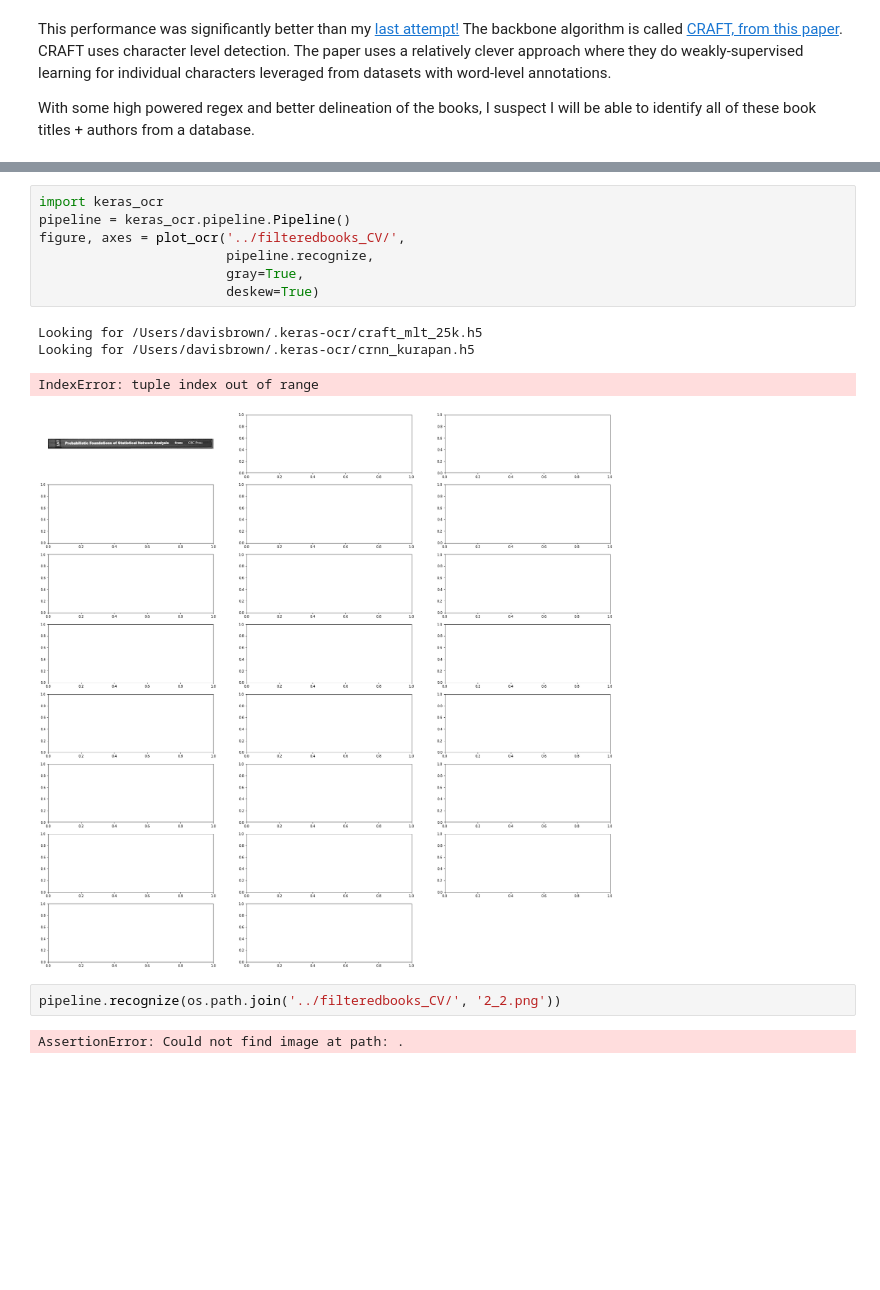
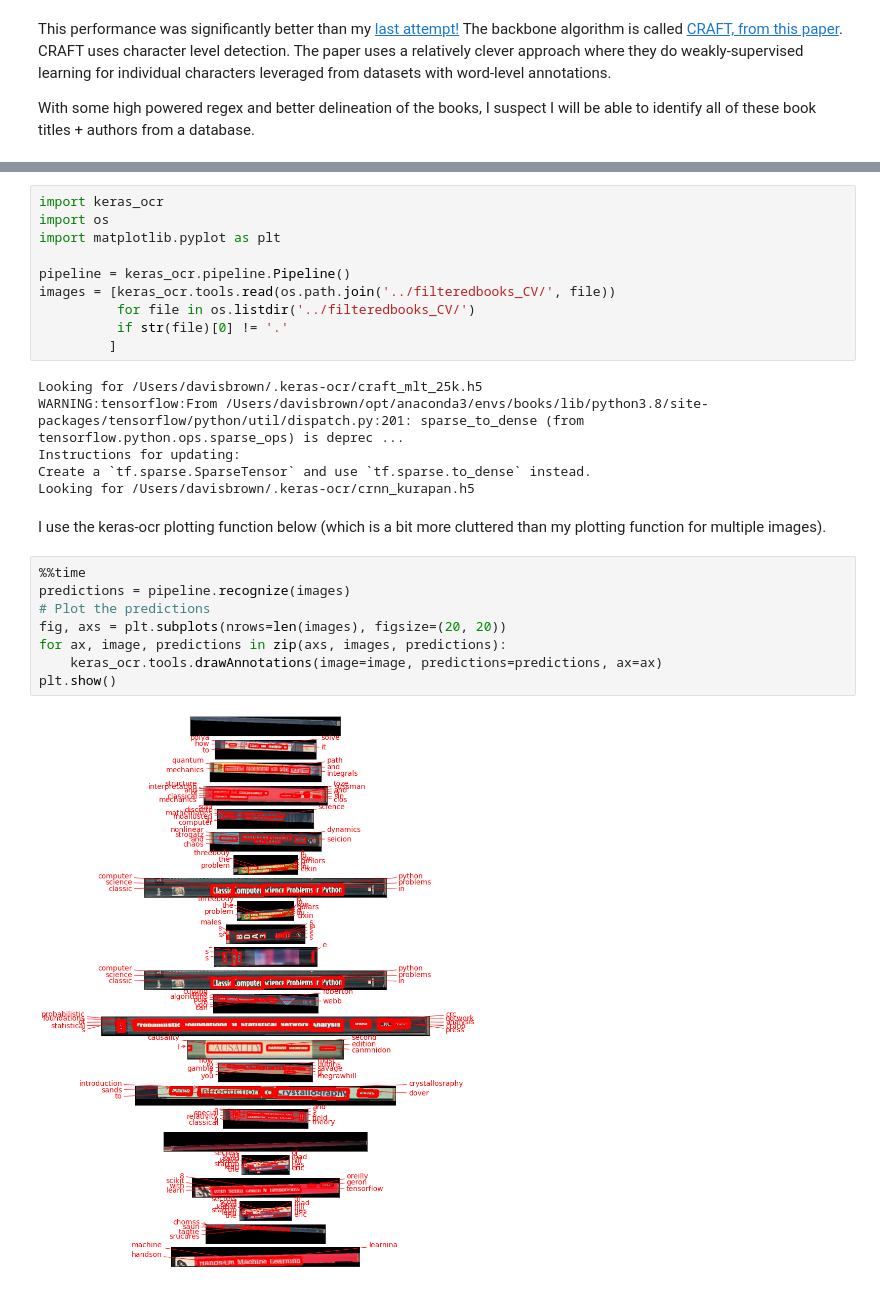
Before and after one commit to davisrbr/bookRecognition, a Jupyter notebook: notebooks/OCR_simple.ipynb, the cells around one changed output, grey strips where cells are left out. Cells and saved outputs as stored; diff of their text form; blank space fills up the shorter version.

Commit message:
adds keras-ocr

```diff
--- a/notebooks/OCR_simple.ipynb
+++ b/notebooks/OCR_simple.ipynb
@@ -41,16 +43,28 @@ I'm still now happy with the speed (although I bet I could make it faster by ONN
-# %%
-import keras_ocr
-pipeline = keras_ocr.pipeline.Pipeline()
-figure, axes = plot_ocr('../filteredbooks_CV/',
-                        pipeline.recognize,
-                        gray=True,
-                        deskew=True)
-# %% [output]
-Looking for /Users/davisbrown/.keras-ocr/craft_mlt_25k.h5
-Looking for /Users/davisbrown/.keras-ocr/crnn_kurapan.h5
-IndexError: tuple index out of range
-[figure, removed]
-# %%
-pipeline.recognize(os.path.join('../filteredbooks_CV/', '2_2.png'))
-# %% [output]
-AssertionError: Could not find image at path: .
+# %%
+import keras_ocr
+import os
+import matplotlib.pyplot as plt
+
+pipeline = keras_ocr.pipeline.Pipeline()
+images = [keras_ocr.tools.read(os.path.join('../filteredbooks_CV/', file))
+          for file in os.listdir('../filteredbooks_CV/')
+          if str(file)[0] != '.'
+         ]
+# %% [output]
+Looking for /Users/davisbrown/.keras-ocr/craft_mlt_25k.h5
+WARNING:tensorflow:From /Users/davisbrown/opt/anaconda3/envs/books/lib/python3.8/site-packages/tensorflow/python/util/dispatch.py:201: sparse_to_dense (from tensorflow.python.ops.sparse_ops) is deprec ...
+Instructions for updating:
+Create a `tf.sparse.SparseTensor` and use `tf.sparse.to_dense` instead.
+Looking for /Users/davisbrown/.keras-ocr/crnn_kurapan.h5
+# %% [markdown]
+I use the keras-ocr plotting function below (which is a bit more cluttered than my plotting function for multiple images).
+# %%
+%%time
+predictions = pipeline.recognize(images)
+# Plot the predictions
+fig, axs = plt.subplots(nrows=len(images), figsize=(20, 20))
+for ax, image, predictions in zip(axs, images, predictions):
+    keras_ocr.tools.drawAnnotations(image=image, predictions=predictions, ax=ax)
+plt.show()
+# %% [output]
+[figure, added]
```
Also changed, not shown: parts of 5 cells of this notebook.
